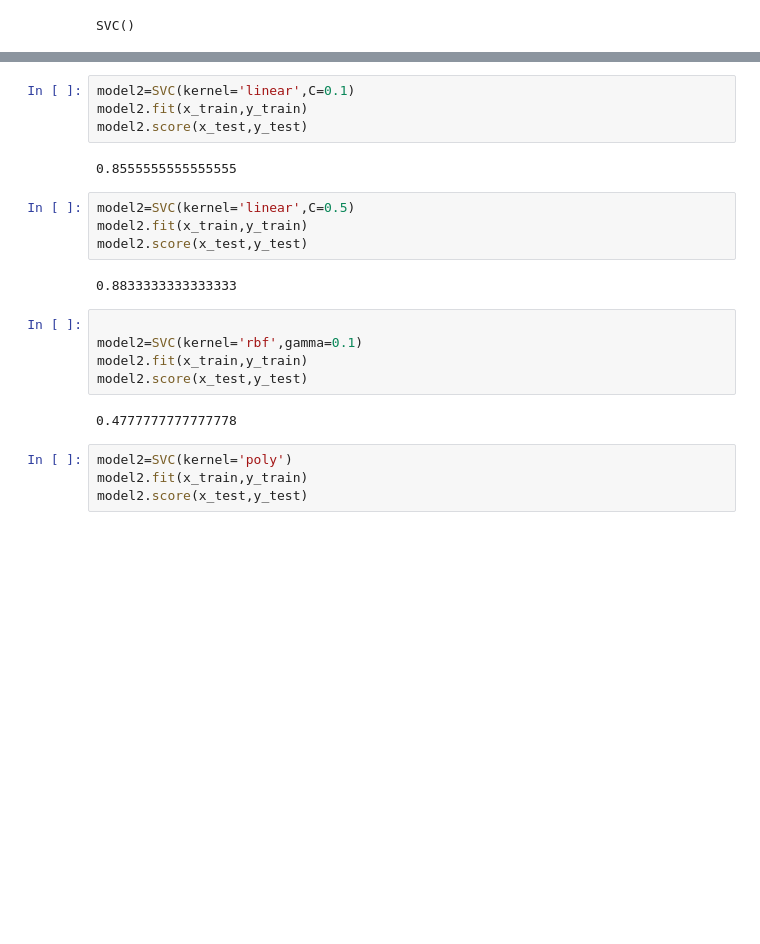
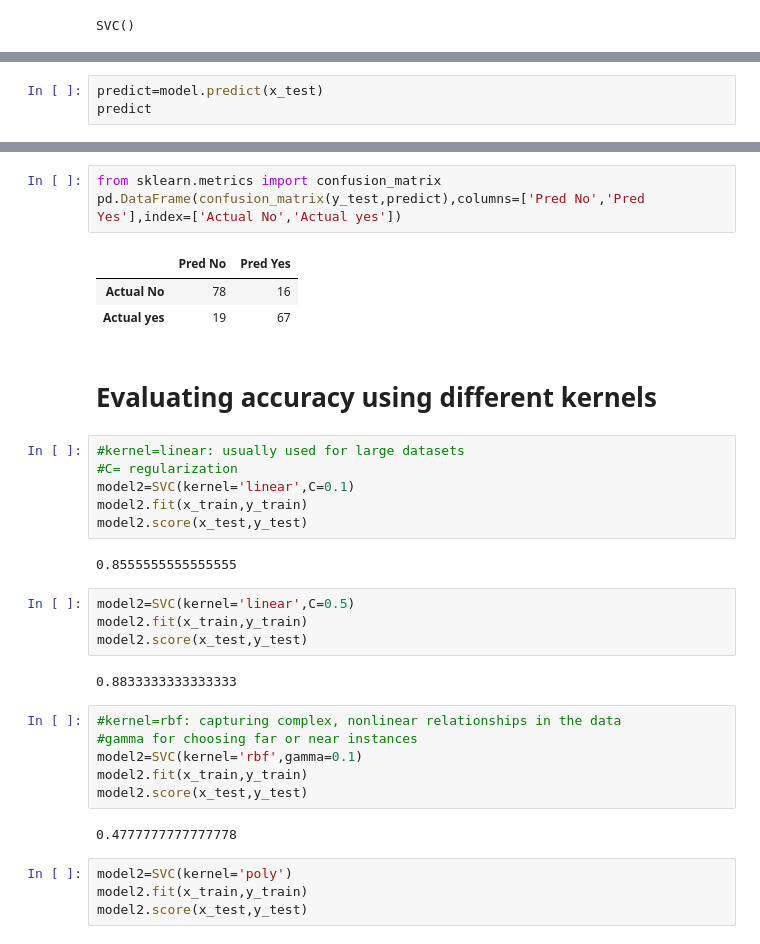
Before and after one commit to dawoodshahzad07/SVM, a Jupyter notebook: raisin.ipynb, the cells around one changed output, grey strips where cells are left out. Drawn from its saved outputs; the diff is of its cells as text; blank space fills up the shorter version.

```diff
--- a/raisin.ipynb
+++ b/raisin.ipynb
@@ -126,0 +127,3 @@ model.score(x_test,y_test)
+# %%
+predict=model.predict(x_test)
+predict
@@ -127,4 +152,15 @@ model.score(x_test,y_test)
+# %%
+from sklearn.metrics import confusion_matrix
+pd.DataFrame(confusion_matrix(y_test,predict),columns=['Pred No','Pred Yes'],index=['Actual No','Actual yes'])
+# %% [output]
+|  | Pred No | Pred Yes |
+| Actual No | 78 | 16 |
+| Actual yes | 19 | 67 |
+# %% [markdown]
+# Evaluating accuracy using different kernels
 # %%
+#kernel=linear: usually used for large datasets
+#C= regularization
 model2=SVC(kernel='linear',C=0.1)
 model2.fit(x_train,y_train)
 model2.score(x_test,y_test)
@@ -137,7 +173,8 @@ model2.score(x_test,y_test)
 # %% [output]
 0.8833333333333333
 # %%
-
+#kernel=rbf: capturing complex, nonlinear relationships in the data
+#gamma for choosing far or near instances
 model2=SVC(kernel='rbf',gamma=0.1)
 model2.fit(x_train,y_train)
 model2.score(x_test,y_test)
```
Also changed, not shown: parts of 8 cells of this notebook.
